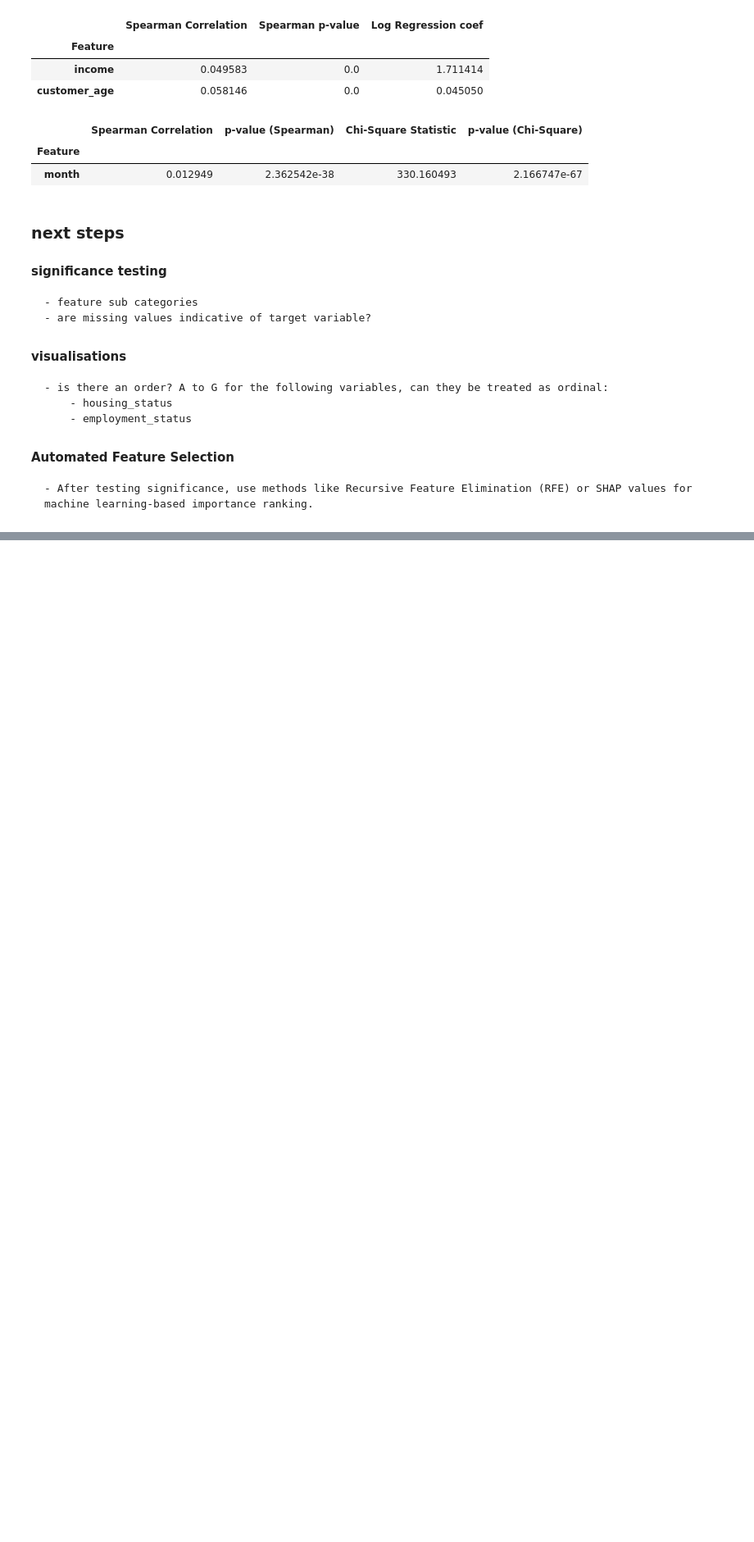
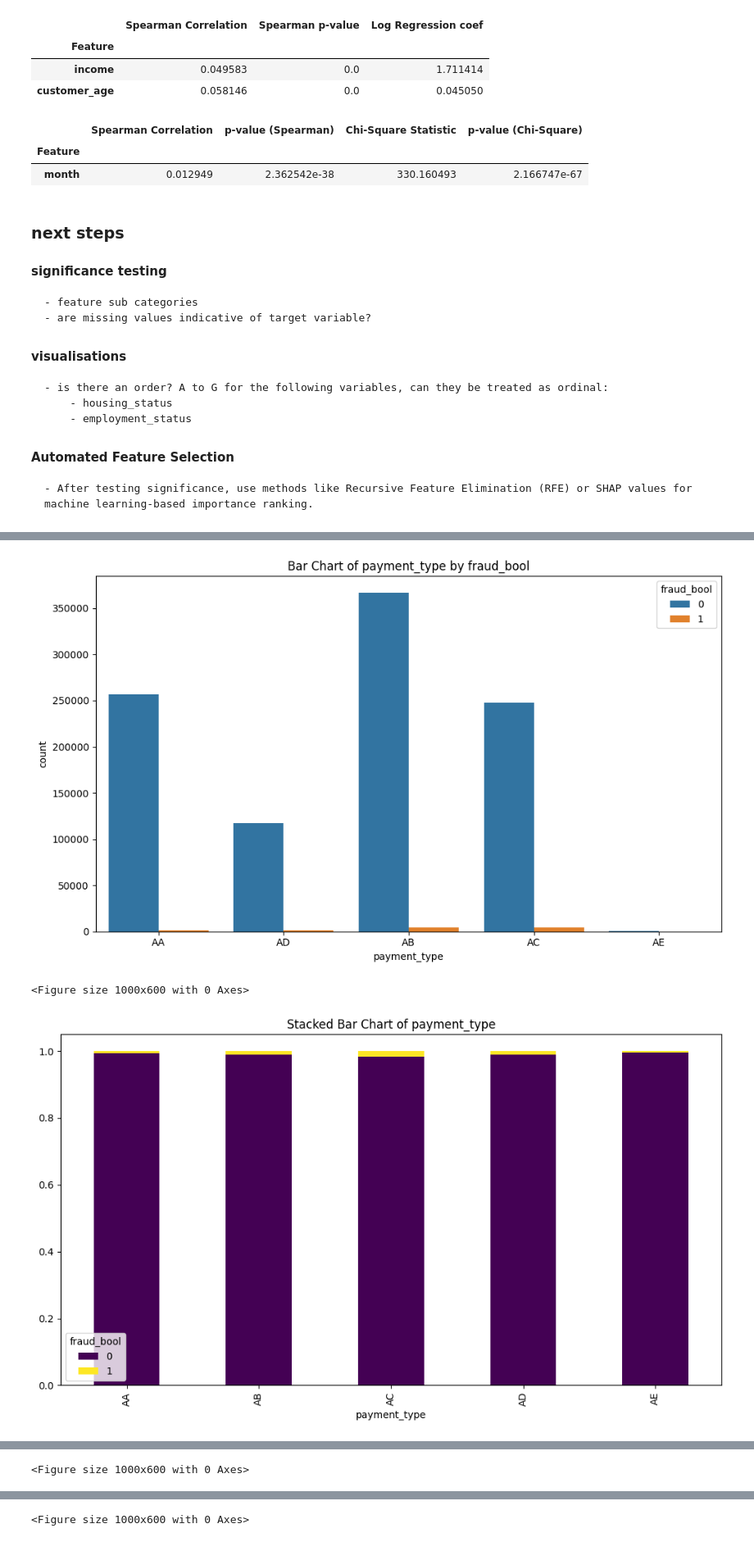
Before and after one commit to jonnywong288/bank-account-fraud, a Jupyter notebook: data_exploration.ipynb, the cells around one changed output, grey strips where cells are left out. Shown at 82% size. Drawn from its saved outputs; the diff is of its cells as text; code cells hidden in the pictures; blank space fills up the shorter version.

```diff
--- a/data_exploration.ipynb
+++ b/data_exploration.ipynb
@@ -107,0 +152,6 @@ fs.temporal(data_types['temporal'])
+# %%
+fv.nominal_multi_category(data_types['nominal_multi_category'])
+# %% [output]
+[figure, added]
+<Figure size 1000x600 with 0 Axes>
+[figure, added]
@@ -107,0 +160 @@ fs.temporal(data_types['temporal'])
+<Figure size 1000x600 with 0 Axes>
@@ -107,0 +164 @@ fs.temporal(data_types['temporal'])
+<Figure size 1000x600 with 0 Axes>
```
Also changed, not shown: parts of 6 cells of this notebook.
